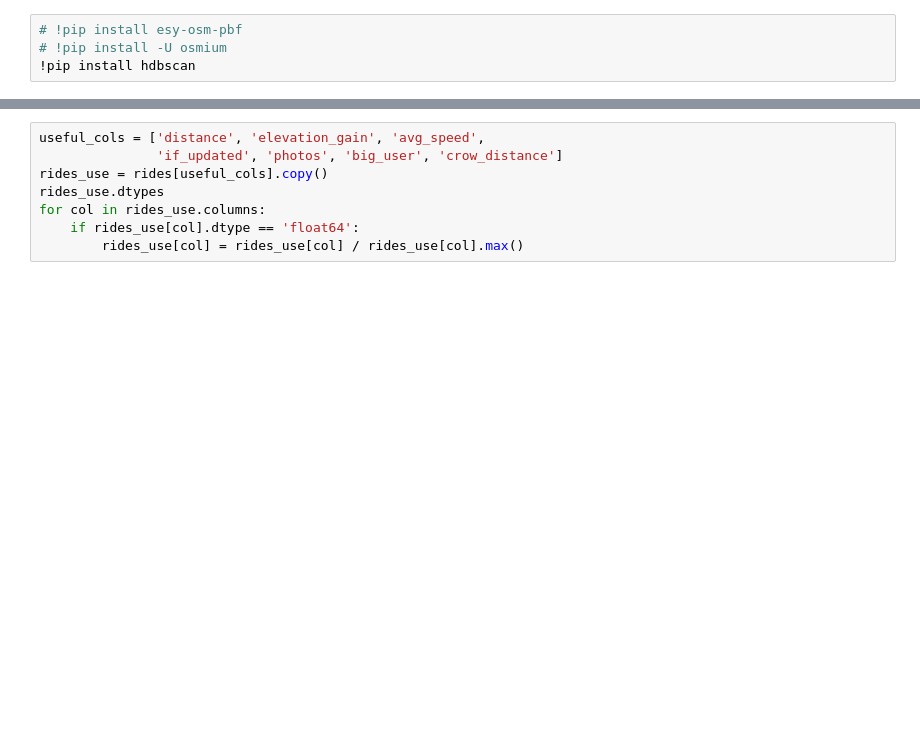
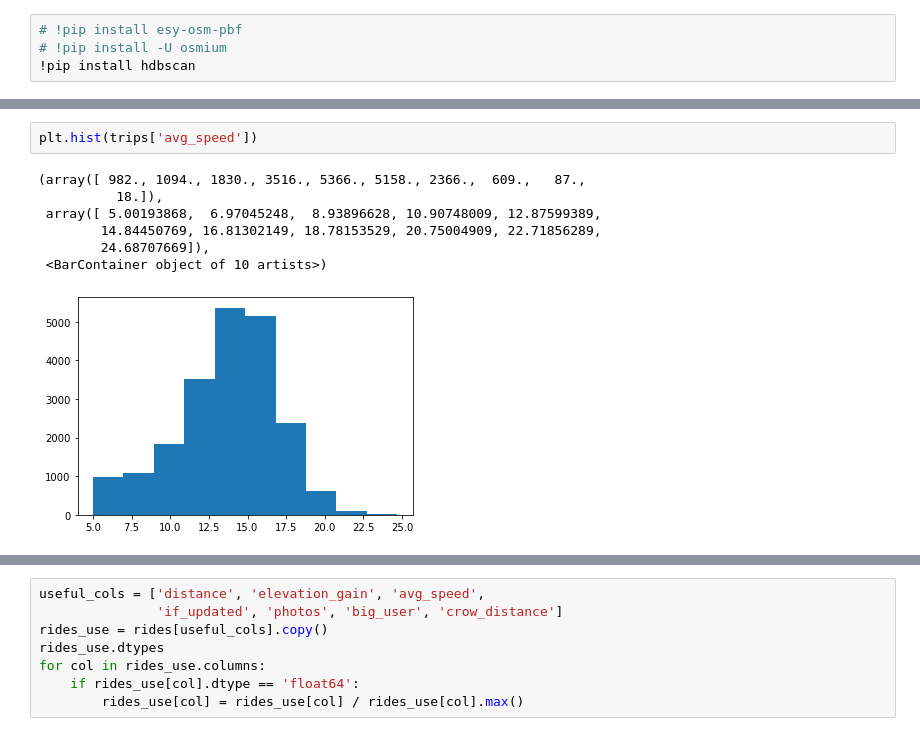
Before and after one commit to EHopper/EasyRider, a Jupyter notebook: exploring.ipynb, the cells around one changed output, grey strips where cells are left out. Saved outputs shown, nothing was run; the diff lists cells and outputs as text; blank space fills up the shorter version.

```diff
--- a/exploring.ipynb
+++ b/exploring.ipynb
@@ -45,0 +88,10 @@ rides.avg_speed.mean()
+# %%
+plt.hist(trips['avg_speed'])
+# %% [output]
+(array([ 982., 1094., 1830., 3516., 5366., 5158., 2366.,  609.,   87.,
+          18.]),
+ array([ 5.00193868,  6.97045248,  8.93896628, 10.90748009, 12.87599389,
+        14.84450769, 16.81302149, 18.78153529, 20.75004909, 22.71856289,
+        24.68707669]),
+ <BarContainer object of 10 artists>)
+[figure, added]
```
Also changed, not shown: parts of 14 cells of this notebook, 4 other files.
